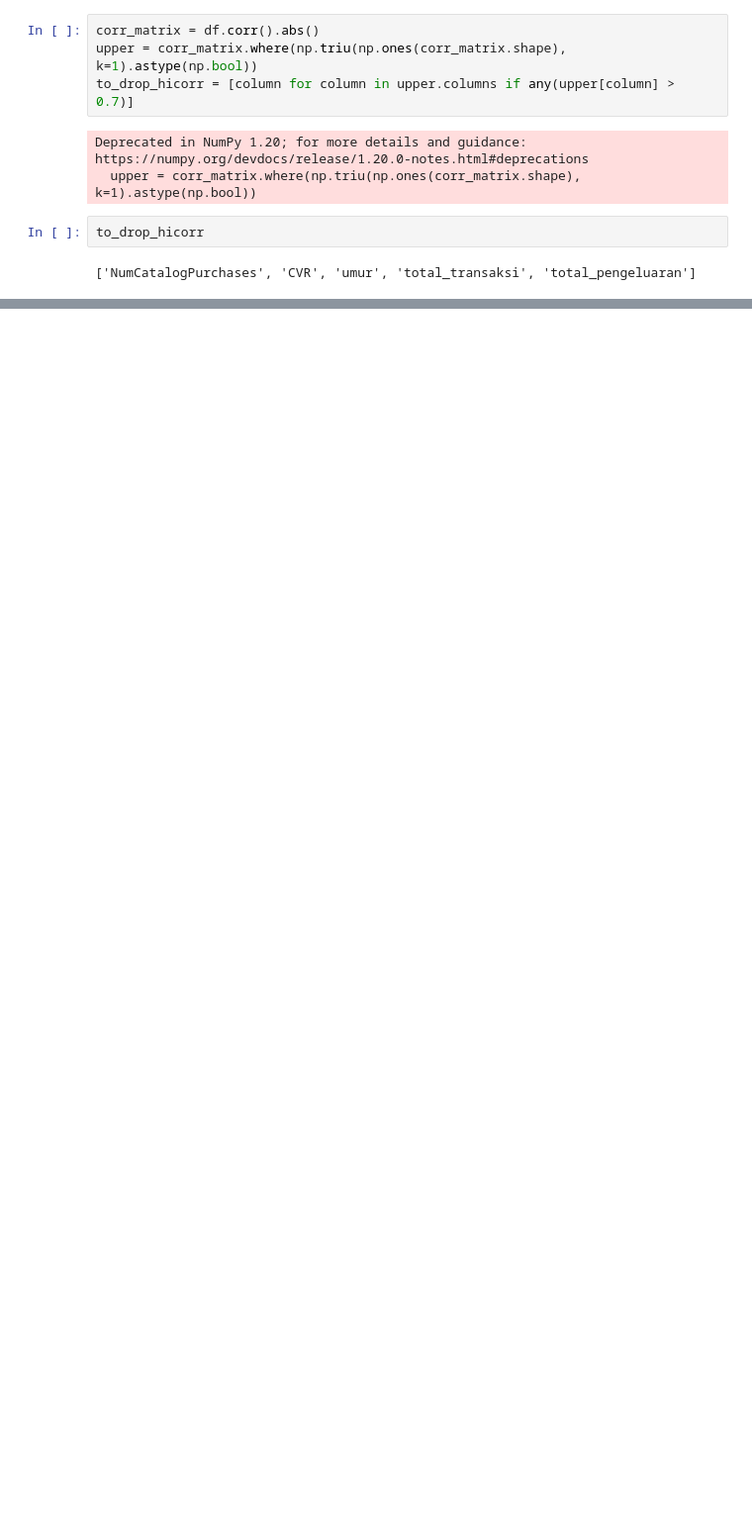
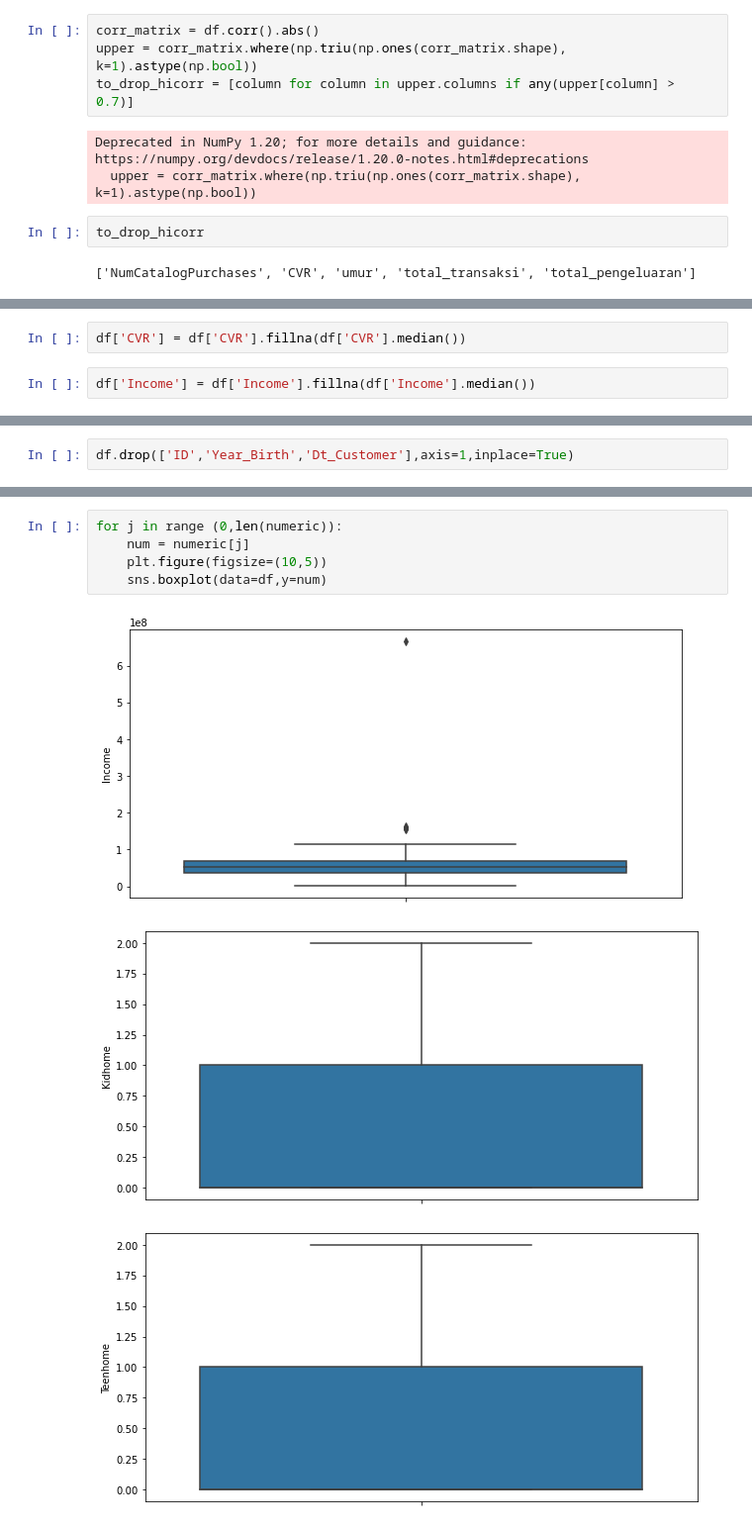
Before and after one commit to mhaniffajari/Predict-Customer-Personality-to-Boost-Marketing-Campaign-, a Jupyter notebook: Predict Customer Personality to Boost Marketing Campaign by Using Machine Learning/Predict Customer Personality to Boost Marketing Campaign by Using Machine Learning.ipynb, the cells around one changed output, grey strips where cells are left out. Shown at 99% size. Cells and saved outputs as stored; diff of their text form; blank space fills up the shorter version.

```diff
--- a/Predict Customer Personality to Boost Marketing Campaign by Using Machine Learning/Predict Customer Personality to Boost Marketing Campaign by Using Machine Learning.ipynb
+++ b/Predict Customer Personality to Boost Marketing Campaign by Using Machine Learning/Predict Customer Personality to Boost Marketing Campaign by Using Machine Learning.ipynb
@@ -321,0 +356,4 @@ to_drop_hicorr
+# %%
+df['CVR'] = df['CVR'].fillna(df['CVR'].median())
+# %%
+df['Income'] = df['Income'].fillna(df['Income'].median())
@@ -321,0 +380,2 @@ to_drop_hicorr
+# %%
+df.drop(['ID','Year_Birth','Dt_Customer'],axis=1,inplace=True)
@@ -321,0 +388,9 @@ to_drop_hicorr
+# %%
+for j in range (0,len(numeric)):
+    num = numeric[j]
+    plt.figure(figsize=(10,5))
+    sns.boxplot(data=df,y=num)
+# %% [output]
+[figure, added]
+[figure, added]
+[figure, added]
```
Also changed, not shown: parts of 34 cells of this notebook.
